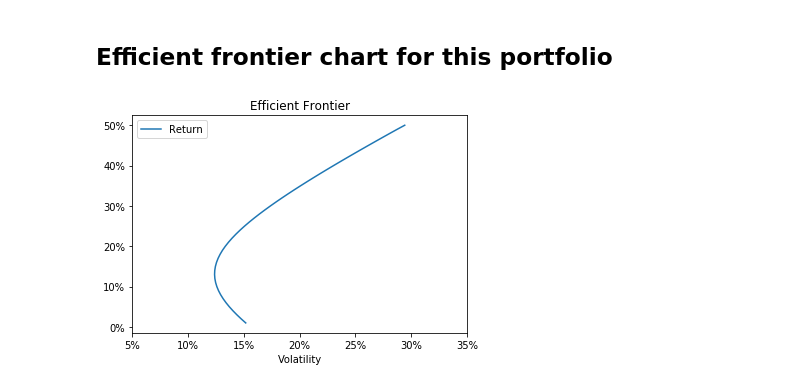
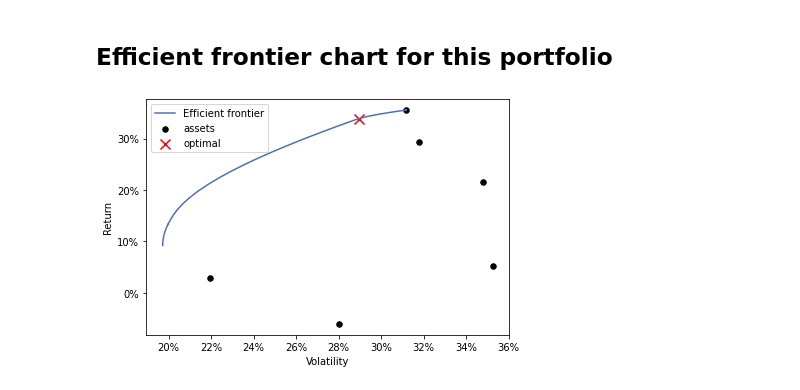
Before and after one commit to LSEG-API-Samples/Article.EikonAPI.Python.PortfolioOptimization, a Jupyter notebook: PortfolioOptimization.ipynb, the cells around one changed output. Drawn from its saved outputs; the diff is of its cells as text; code cells hidden in the pictures.

```diff
--- a/PortfolioOptimization.ipynb
+++ b/PortfolioOptimization.ipynb
@@ -141,17 +136,9 @@ Funds remaining: $127.04
 # %% [markdown]
 ## Efficient frontier chart for this portfolio
-# %%
-def risk_return(row):
-    pf = ef.efficient_return(target_return=row.Target_Return)
-    perf = ef.portfolio_performance()
-    row.Return = perf[0]
-    row.Volatility = perf[1]
-    return row
-df = pd.DataFrame(columns=['Target_Return','Volatility','Return'])
-df['Target_Return'] = np.linspace(0.01, 0.5)
-df = df.apply(risk_return, axis=1)
-ax = df.plot(x='Volatility', y='Return', xlim = (0.05, 0.35), title='Efficient Frontier')
-ax.xaxis.set_major_formatter(FuncFormatter(lambda x, _: '{:.0%}'.format(x)))
-ax.yaxis.set_major_formatter(FuncFormatter(lambda y, _: '{:.0%}'.format(y)))
-# %% [output]
-[figure, removed]
+# %%
+cla = CLA(exp_returns, covar)
+ax = Plotting.plot_efficient_frontier(cla, showfig = False)
+ax.xaxis.set_major_formatter(FuncFormatter(lambda x, _: '{:.0%}'.format(x)))
+ax.yaxis.set_major_formatter(FuncFormatter(lambda y, _: '{:.0%}'.format(y)))
+# %% [output]
+[figure, added]
```
Also changed, not shown: parts of 7 cells of this notebook.
